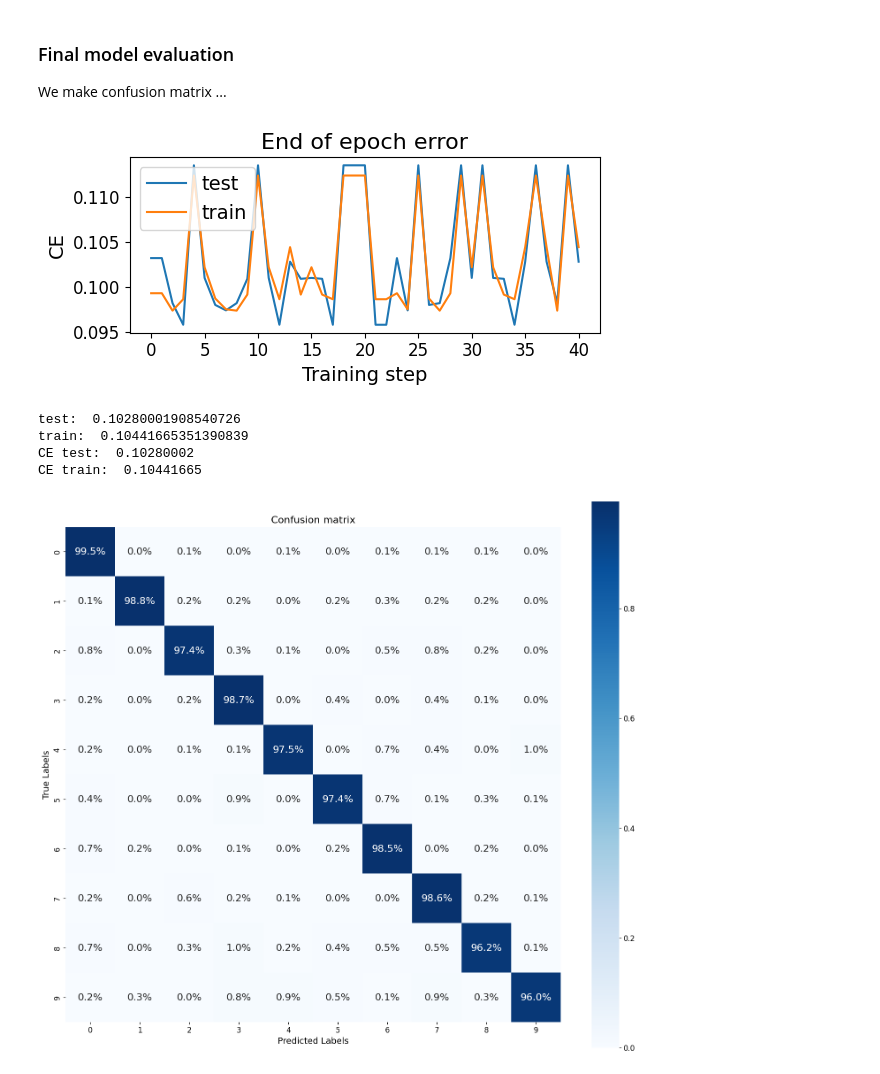
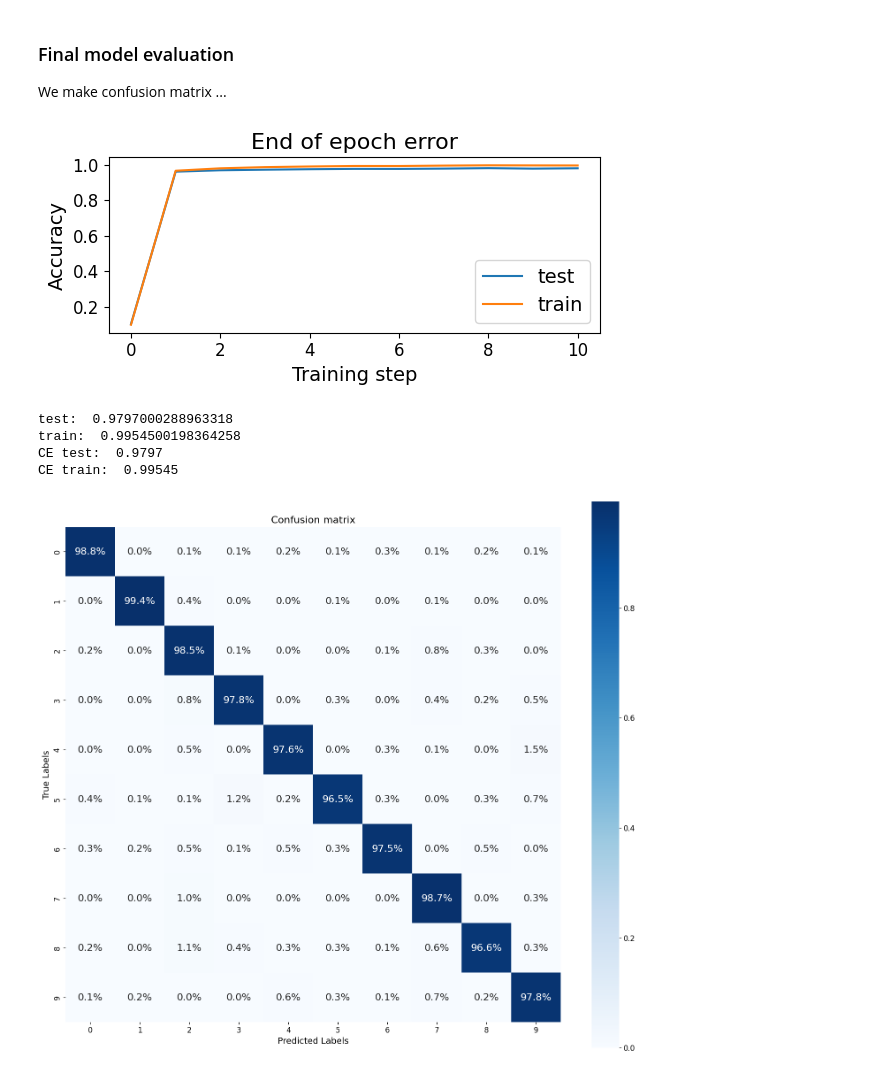
Before and after one commit to jonatanwins/Project3_FYS_STK4155, a Jupyter notebook: Runs/b_neural.ipynb, the cells around one changed output. Saved outputs shown, nothing was run; the diff lists cells and outputs as text; code cells hidden in the pictures.

```diff
--- a/Runs/b_neural.ipynb
+++ b/Runs/b_neural.ipynb
@@ -111,16 +104,15 @@ def single_run(X_train, X_test, y_train, y_test,
         # Possibility of storing run with fewer epochs
         if intermediate_epochs is not None:
             for ie, be in zip(intermediate_epochs, result["beta_intermediate"]):
-                _dict_to_store = {"test_accuracy"     : float(accuracy_func(be, X_test, y_test)),
-                                  "train_accuracy"    : float(accuracy_func(be, X_train, y_train)),
-                                  "epochs"            : ie} | _dict_to_store
+                append_run_to_file(result_filepath, {"test_accuracy"     : float(accuracy_func(be, X_test, y_test)),
+                                                     "train_accuracy"    : float(accuracy_func(be, X_train, y_train)),
+                                                     "epochs"            : ie,
+                                                     **_dict_to_store})
 
-                append_run_to_file(result_filepath, _dict_to_store)
-
-        _dict_to_store = {"test_accuracy"     : result["test_accuracy"],
-                          "train_accuracy"    : result["train_accuracy"],
-                          "epochs"            : epochs} | _dict_to_store
-        append_run_to_file(result_filepath, _dict_to_store)
+        append_run_to_file(result_filepath, {"test_accuracy"     : result["test_accuracy"],
+                                             "train_accuracy"    : result["train_accuracy"],
+                                             "epochs"            : epochs,
+                                             **_dict_to_store})
 
     return result
 # %%
@@ -292,35 +322,44 @@ plot_hidden_node_hidden_layer_grid("Results/neural_28_tanh.json")
 
 We make confusion matrix ...
 # %%
+np.random.seed(42)
+
 ## A demonstration
-epochs = 40
-batch_size = 32#64#128 #4096 2048 # 128 # 1024
-lr = 0.001 # 0.01
-lam = 0.00001
+epochs     = 10
+batch_size = 128
+lr         = 0.01
+lam        = 0
 
-layers = 8
+layers = 2
 nodes  = 512
+hidden_activation=nn.sigmoid
 
 result = single_run(X_train, X_test, y_train, y_test,
-                    lr=lr, lam=lam, hidden_layer_num=layers, node_per_hidden=nodes, hidden_activation=nn.sigmoid,
-                    epochs=epochs, batch_size=batch_size,
-                    plot_or_not=True, test_func_and_name=(accuracy_func_method, "Accuracy"),
+                    lr=lr,
+                    lam=lam,
+                    hidden_layer_num=layers,
+                    node_per_hidden=nodes,
+                    hidden_activation=hidden_activation,
+                    epochs=epochs,
+                    batch_size=batch_size,
+                    plot_or_not=True,
+                    test_func_and_name=(accuracy_func_method, "Accuracy"),
                     result_filepath="test.json")
 
 print("test: ", result["test_accuracy"])
 print("train: ", result["train_accuracy"])
 
 print("CE test: ", result["test_loss_list"][-1])
 print("CE train: ", result["train_loss_list"][-1])
 
 model = result["model"]
 beta = result["beta_final"]
 # %% [output]
-[figure, old version]
+[figure, new version]
-test:  0.10280001908540726
-train:  0.10441665351390839
-CE test:  0.10280002
-CE train:  0.10441665
+test:  0.9797000288963318
+train:  0.9954500198364258
+CE test:  0.9797
+CE train:  0.99545
 # %%
 plot_confusion_matrix(X_test, y_test, model, beta, convert_to_percent=True)
 # %% [output]
```
Also changed, not shown: parts of 9 cells of this notebook, 2 other files.
